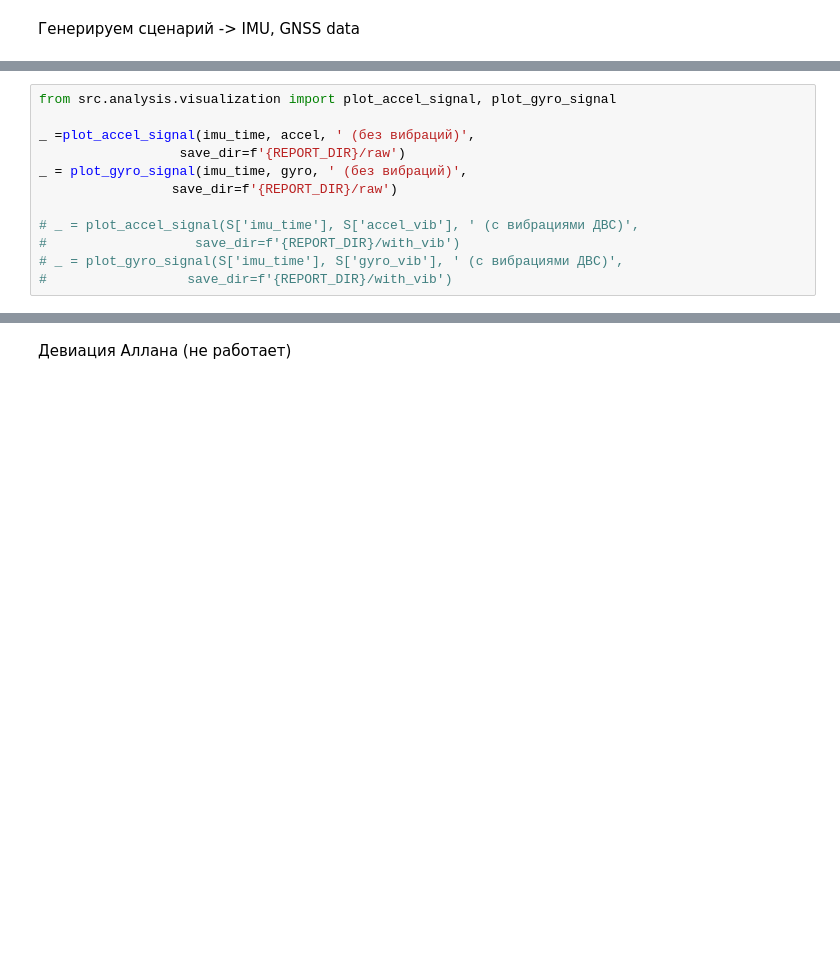
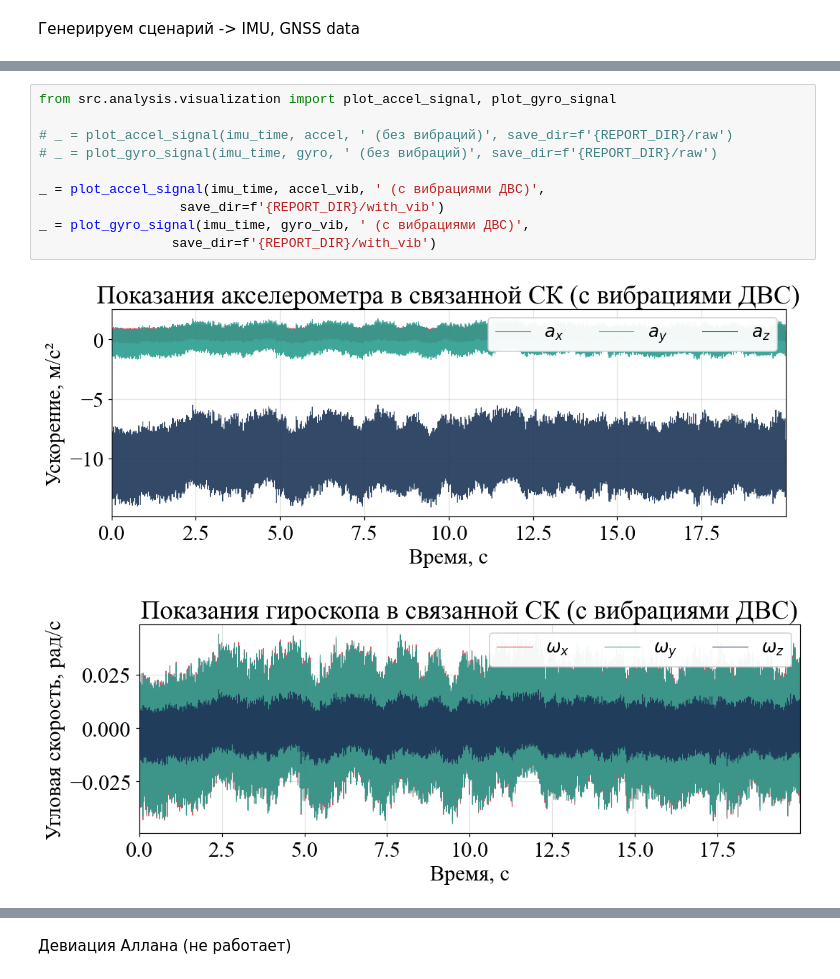
Before and after one commit to RiXenGC/KAMAZ_Jupyter, a Jupyter notebook: notebooks/exploration.ipynb, the cells around one changed output, grey strips where cells are left out. Cells and saved outputs as stored; diff of their text form; blank space fills up the shorter version.

```diff
--- a/notebooks/exploration.ipynb
+++ b/notebooks/exploration.ipynb
@@ -91,15 +93,16 @@ The following results are saved:
 # %%
 from src.analysis.visualization import plot_accel_signal, plot_gyro_signal
 
-_ =plot_accel_signal(imu_time, accel, ' (без вибраций)',
-                  save_dir=f'{REPORT_DIR}/raw')
-_ = plot_gyro_signal(imu_time, gyro, ' (без вибраций)',
-                 save_dir=f'{REPORT_DIR}/raw')
+# _ = plot_accel_signal(imu_time, accel, ' (без вибраций)', save_dir=f'{REPORT_DIR}/raw')
+# _ = plot_gyro_signal(imu_time, gyro, ' (без вибраций)', save_dir=f'{REPORT_DIR}/raw')
 
-# _ = plot_accel_signal(S['imu_time'], S['accel_vib'], ' (с вибрациями ДВС)',
-#                   save_dir=f'{REPORT_DIR}/with_vib')
-# _ = plot_gyro_signal(S['imu_time'], S['gyro_vib'], ' (с вибрациями ДВС)',
-#                  save_dir=f'{REPORT_DIR}/with_vib')
+_ = plot_accel_signal(imu_time, accel_vib, ' (с вибрациями ДВС)',
+                  save_dir=f'{REPORT_DIR}/with_vib')
+_ = plot_gyro_signal(imu_time, gyro_vib, ' (с вибрациями ДВС)',
+                 save_dir=f'{REPORT_DIR}/with_vib')
+# %% [output]
+[figure, added]
+[figure, added]
 # %%
 from src.analysis.visualization import plot_psd, plot_spectrogram_2d, plot_spectrogram_3d
 
```
Also changed, not shown: parts of 24 cells of this notebook, 12 other files.
